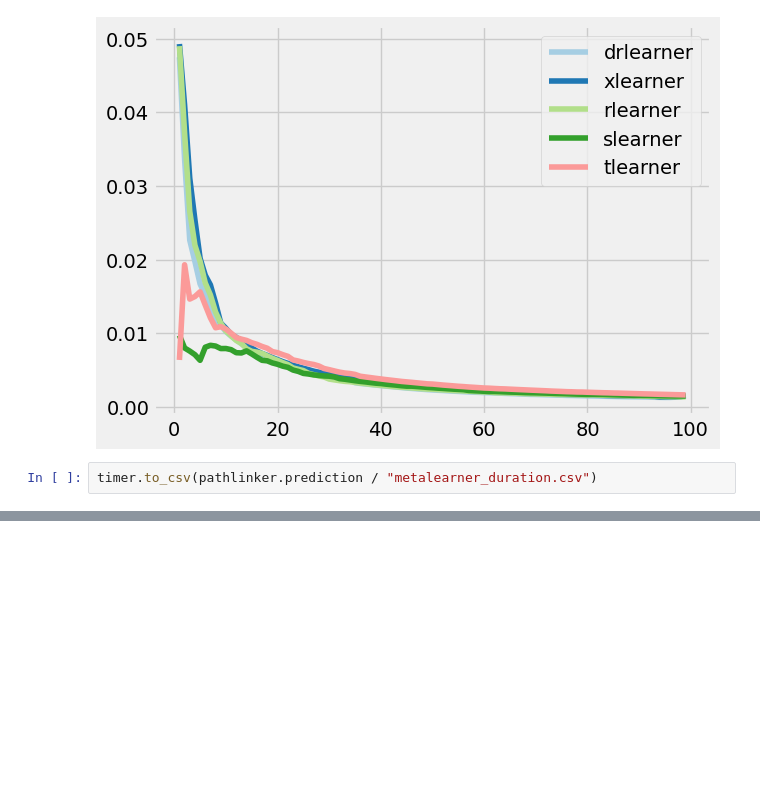
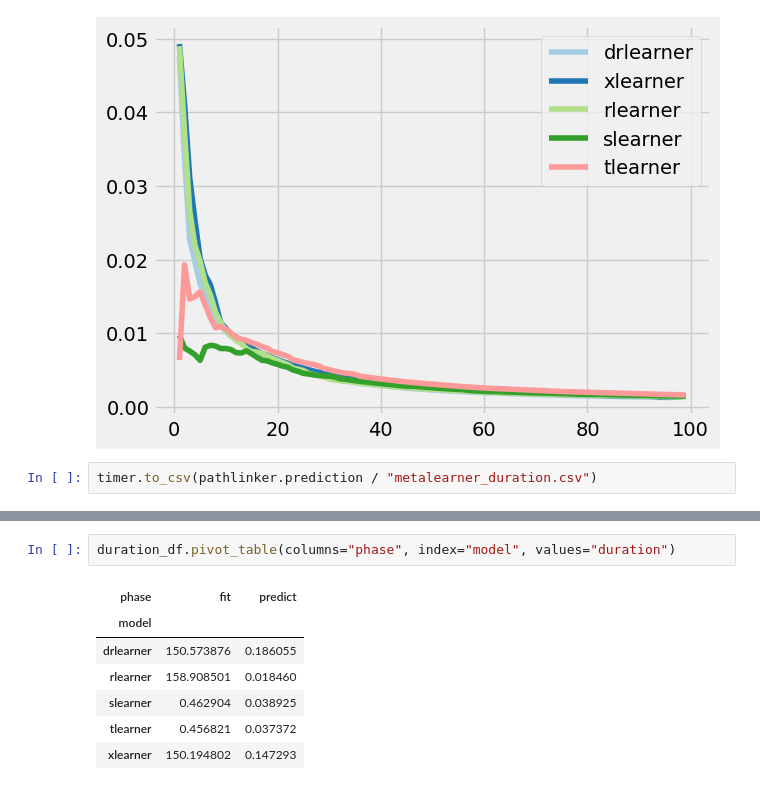
Before and after one commit to YuriNakayama/cate, a Jupyter notebook: dev/eda/causalml.ipynb, the cells around one changed output, grey strips where cells are left out. Cells and saved outputs as stored; diff of their text form; blank space fills up the shorter version.

```diff
--- a/dev/eda/causalml.ipynb
+++ b/dev/eda/causalml.ipynb
@@ -352,0 +411,10 @@ timer.to_csv(pathlinker.prediction / "metalearner_duration.csv")
+# %%
+duration_df.pivot_table(columns="phase", index="model", values="duration")
+# %% [output]
+| phase | fit | predict |
+| model |  |  |
+| drlearner | 150.573876 | 0.186055 |
+| rlearner | 158.908501 | 0.018460 |
+| slearner | 0.462904 | 0.038925 |
+| tlearner | 0.456821 | 0.037372 |
+| xlearner | 150.194802 | 0.147293 |
```
Also changed, not shown: parts of 5 cells of this notebook, 4 other files.
